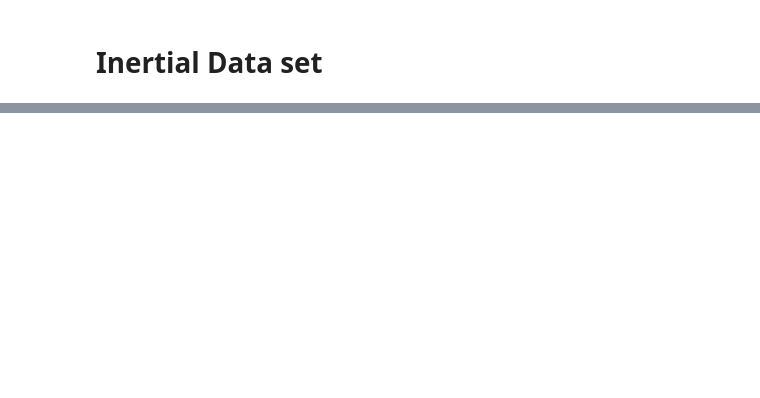
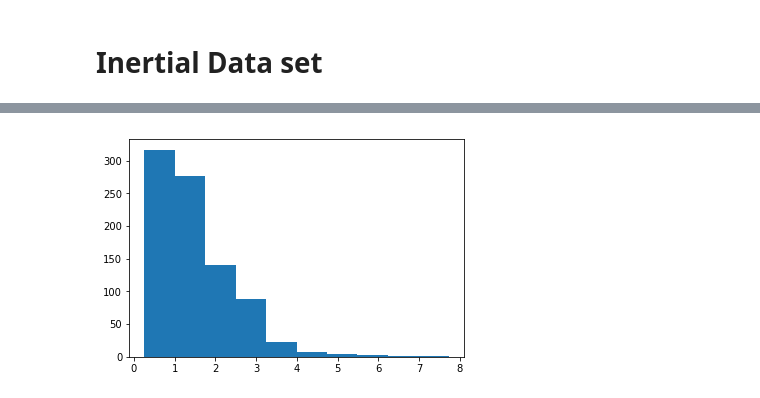
Before and after one commit to notha99y/Multimodal_human_actions, a Jupyter notebook: notebooks/Understanding Data.ipynb, the cells around one changed output, grey strips where cells are left out. Saved outputs shown, nothing was run; the diff lists cells and outputs as text; code cells hidden in the pictures; blank space fills up the shorter version.

```diff
--- a/notebooks/Understanding Data.ipynb
+++ b/notebooks/Understanding Data.ipynb
@@ -216,0 +321,16 @@ fig.savefig('inertial_tennis_swing.png')
+# %%
+max_acc = []
+min_acc = []
+max_gyro = []
+min_gyro = []
+for i in range(len(all_activities)):
+    for j in range(len(all_activities[i])):
+        max_acc.append(all_activities[i][j][:,:3].max())
+        min_acc.append(all_activities[i][j][:,:3].min())
+        max_gyro.append(all_activities[i][j][:,3:].max())
+        min_gyro.append(all_activities[i][j][:,3:].min())
+# %%
+max_acc = np.array(max_acc)
+min_acc = np.array(min_acc)
+max_gyro = np.array(max_gyro)
+min_gyro = np.array(min_gyro)
@@ -216,0 +341,5 @@ fig.savefig('inertial_tennis_swing.png')
+# %%
+plt.hist(max_acc)
+plt.savefig('amp_max_acc_hist.png')
+# %% [output]
+[figure, added]
```
Also changed, not shown: parts of 32 cells of this notebook, 27 other files.
